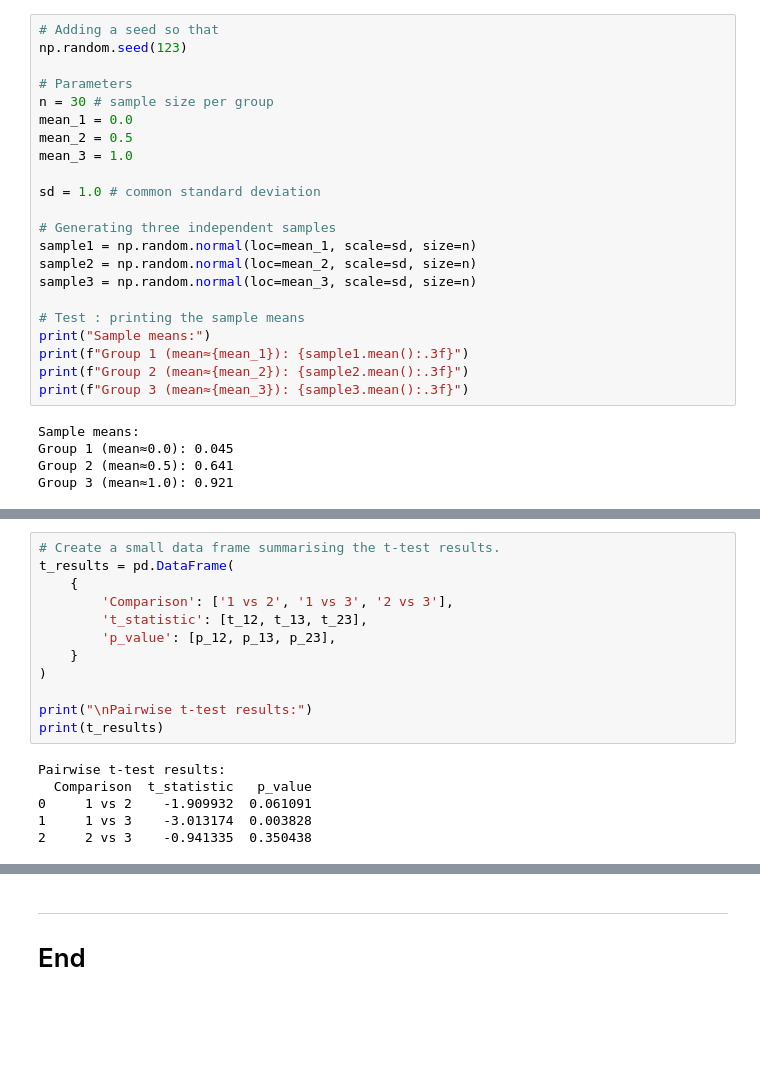
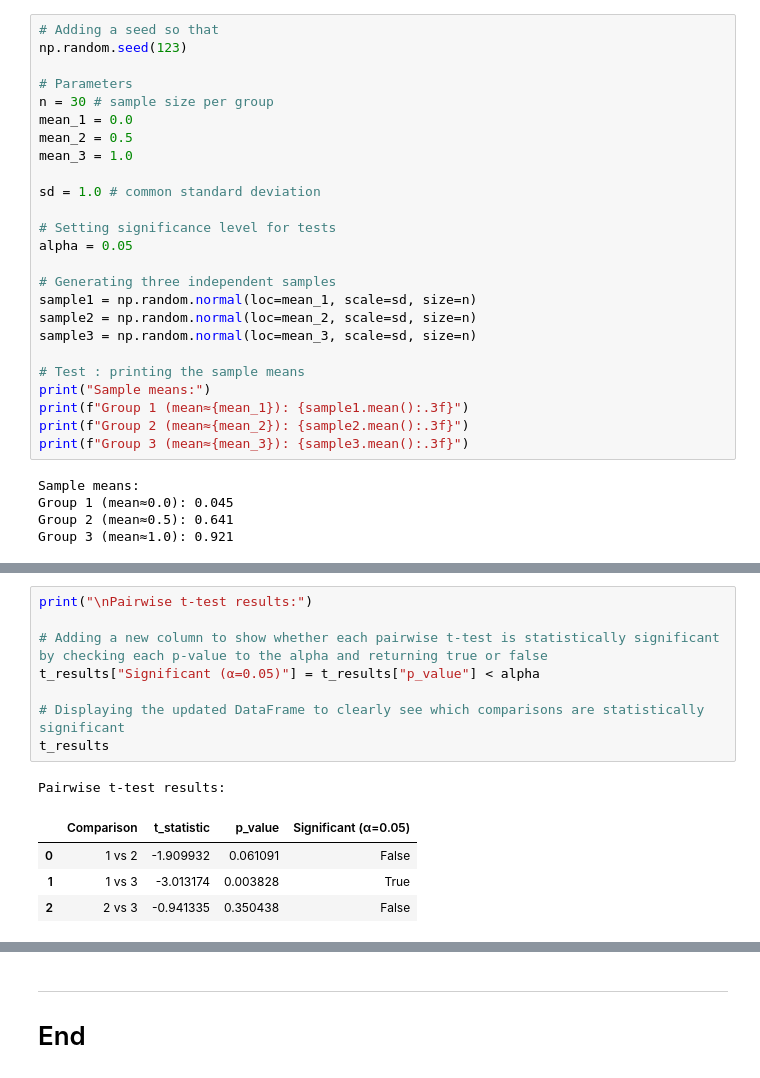
Before and after one commit to Ange-Dvs/applied-statistics, a Jupyter notebook: problems.ipynb, the cells around one changed output, grey strips where cells are left out. Drawn from its saved outputs; the diff is of its cells as text; blank space fills up the shorter version.

```diff
--- a/problems.ipynb
+++ b/problems.ipynb
@@ -647,6 +647,9 @@ mean_3 = 1.0
 
 sd = 1.0 # common standard deviation
 
+# Setting significance level for tests
+alpha = 0.05
+
 # Generating three independent samples
 sample1 = np.random.normal(loc=mean_1, scale=sd, size=n)
 sample2 = np.random.normal(loc=mean_2, scale=sd, size=n)
@@ -708,18 +728,14 @@ F statistic: 4.445, p-value: 0.01451
 # %%
-# Create a small data frame summarising the t-test results.
-t_results = pd.DataFrame(
-    {
-        'Comparison': ['1 vs 2', '1 vs 3', '2 vs 3'],
-        't_statistic': [t_12, t_13, t_23],
-        'p_value': [p_12, p_13, p_23],
-    }
-)
+print("\nPairwise t-test results:")
 
-print("\nPairwise t-test results:")
-print(t_results)
+# Adding a new column to show whether each pairwise t-test is statistically significant by checking each p-value to the alpha and returning true or false
+t_results["Significant (α=0.05)"] = t_results["p_value"] < alpha
+
+# Displaying the updated DataFrame to clearly see which comparisons are statistically significant
+t_results
 # %% [output]
 Pairwise t-test results:
-  Comparison  t_statistic   p_value
-0     1 vs 2    -1.909932  0.061091
-1     1 vs 3    -3.013174  0.003828
-2     2 vs 3    -0.941335  0.350438
+|  | Comparison | t_statistic | p_value | Significant (α=0.05) |
+| 0 | 1 vs 2 | -1.909932 | 0.061091 | False |
+| 1 | 1 vs 3 | -3.013174 | 0.003828 | True |
+| 2 | 2 vs 3 | -0.941335 | 0.350438 | False |
```
Also changed, not shown: parts of 9 cells of this notebook.
